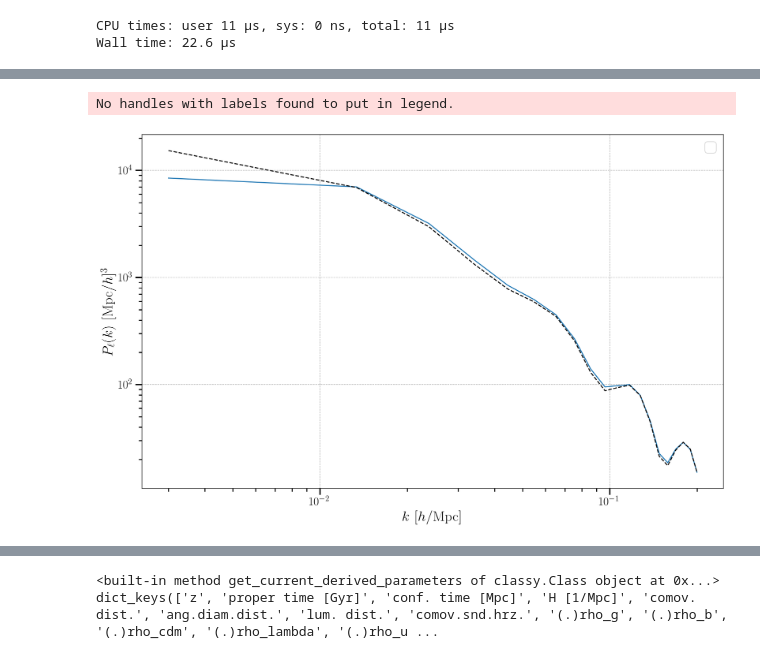
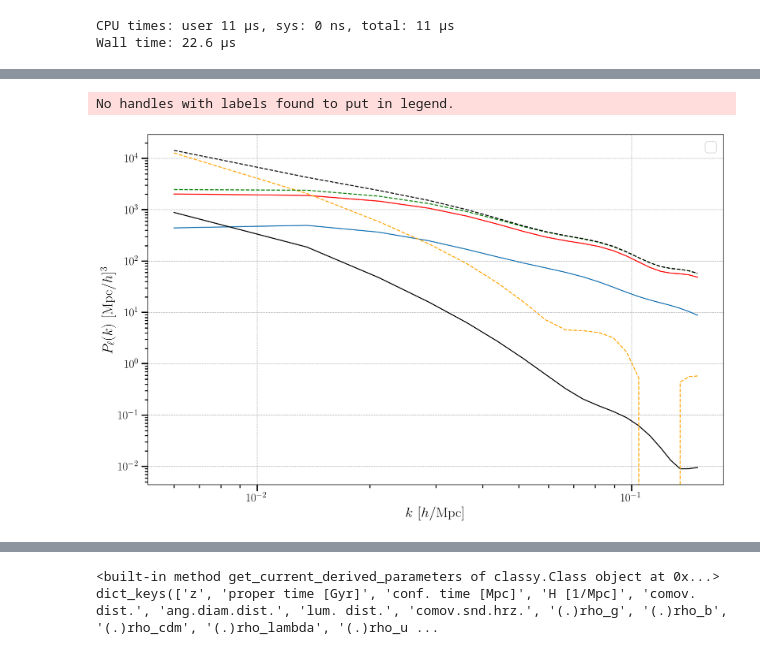
Before and after one commit to craddis1/PkBk, a Jupyter notebook: Notebooks/Pk_convolve.ipynb, the cells around one changed output, grey strips where cells are left out. Cells and saved outputs as stored; diff of their text form; code cells hidden in the pictures.

```diff
--- a/Notebooks/Pk_convolve.ipynb
+++ b/Notebooks/Pk_convolve.ipynb
@@ -76,5 +72,5 @@ print(f)
 # %%
-N_side=64
+N_side=128
 L=2000
 Lwin =1000
 f_s = L/Lwin #ratio of box to window
@@ -93,6 +89,13 @@ In_window = np.where(np.logical_and(np.logical_and(np.abs(dx)<Lwin/2,np.abs(dy)<
 
 d_vec = np.array([dx,dy,dz])
 qs = np.array([qx,qy,qz])
+
+#get the window from the analytical FT of the cubic box...
+def get_Wq(q_vec):
+    L =1000
+    return np.sinc(L*q_vec[0]/(2*np.pi))*np.sinc(L*q_vec[1]/(2*np.pi))*np.sinc(L*q_vec[2]/(2*np.pi))#(L/2)**3
+wq = get_Wq([qx,qy,qz])*(N_side/f_s)**3#this is the correct normalisation when you ifft back
+#print(np.sum(np.fft.ifftn(wq))/(N_side_th/f_s)**3)
 # %%
 %%time
 def get_pkfunc(l,eta,nu,verbose,*args):
@@ -184,6 +205,8 @@ def collect_pkconv(l,q_vec,d_vec,obs_pos,ks,t=0,verbose=False):
 # %%
 obs_pos = (0,0,0)
 # %%
-%%time
-print(collect_pkconv(1,qs,d_vec,obs_pos,0.05,0,True))
-print('Normal = ', pk_dipo(0.05,427,0))
+def plot_convolved(k_plot,l,obs_pos=(0,0,0),t=0,eta_range=[0,3]):
+    plots = np.zeros(len(k_plot),dtype=np.complex64)
+    for i in tqdm(range(len(k_plot))):
+        plots[i]= (collect_pkconv(l,qs,d_vec,obs_pos,k_plot[i],t,eta_range))
+    return plots
@@ -197,21 +243,37 @@ Wall time: 528 ms
 # %%
-k_plots = np.linspace(0.003,0.2,20)
-plots = np.zeros(len(k_plots),dtype=np.complex64)
-for i in tqdm(range(len(k_plots))):
-    plots[i]= (collect_pkconv(1,qs,d_vec,obs_pos,k_plots[i],0))
+kk_ = np.linspace(0.006,0.15,20)
+temp_pk1_64 = (plot_convolved(kk_,3,(0,0,700),t=0,eta_range=[0,1])+plot_convolved(kk_,3,(0,0,-700),t=0,eta_range=[0,1]))/2
+temp_pk2_64 = (plot_convolved(kk_,3,(0,0,700),t=0,eta_range=[1,2])+plot_convolved(kk_,3,(0,0,-700),t=0,eta_range=[1,2]))/2
+temp_pk3_64 = (plot_convolved(kk_,3,(0,0,700),t=0,eta_range=[2,3])+plot_convolved(kk_,3,(0,0,-700),t=0,eta_range=[2,3]))/2
+temp_pk4_64 = (plot_convolved(kk_,3,(0,0,700),t=0,eta_range=[3,4])+plot_convolved(kk_,3,(0,0,-700),t=0,eta_range=[3,4]))/2
 # %%
 plt.figure(figsize=(16,10))
 
-plt.plot(k_plots,-(plots.imag))
-plt.plot(k_plots,pk_dipo(k_plots,427,0),'--',color='black')
+plt.plot(kk_,(temp_pk1.imag))
+#plt.plot(kk_,(temp_pk1_128.imag))
+#plt.plot(kk_,(temp_pk1_256.imag))
+
+plt.plot(kk_,-(temp_pk2.imag),color='red')
+#plt.plot(kk_,-(temp_pk2_128.imag),color='red')
+#plt.plot(kk_,-(temp_pk2_256.imag),color='red')
+#plt.plot(kk_,-(temp_pk2.imag)+(temp_pk1.imag))
+
+plt.plot(kk_,-(temp_pk3_64.imag),'k')
+#plt.plot(kk_,(temp_pk3_128.imag))
+
+plt.plot(kk_,(temp_pk4_64.imag),'--',color='orange')
+plt.plot(kk_,-(-(temp_pk1.imag)+(temp_pk2.imag)),color='green',linestyle='--')
+plt.plot(kk_,-(-(temp_pk1.imag)+(temp_pk2.imag)-(temp_pk3_64.imag)-temp_pk4_64.imag),'k',linestyle='--')
+
+#plt.plot(kk_,-pk_octo(kk_,1000,0).imag,'--',color='black')
 #plt.plot(k_plots,-pk_dipo_dfog_wa(k_plots,5,500,0).imag)
 
 plt.yscale('log')
 plt.xscale('log')
 plt.xlabel('$k\,\,[h/\mathrm{Mpc}]$')
 plt.ylabel('$ P_{\ell}(k)\,\,[\mathrm{Mpc}/h]^3$')
 plt.legend()
 plt.grid(ls='--',lw=0.75)
 # %% [output]
 No handles with labels found to put in legend.
-[figure, old version]
+[figure, new version]
```
Also changed, not shown: parts of 28 cells of this notebook, 11 other files.
